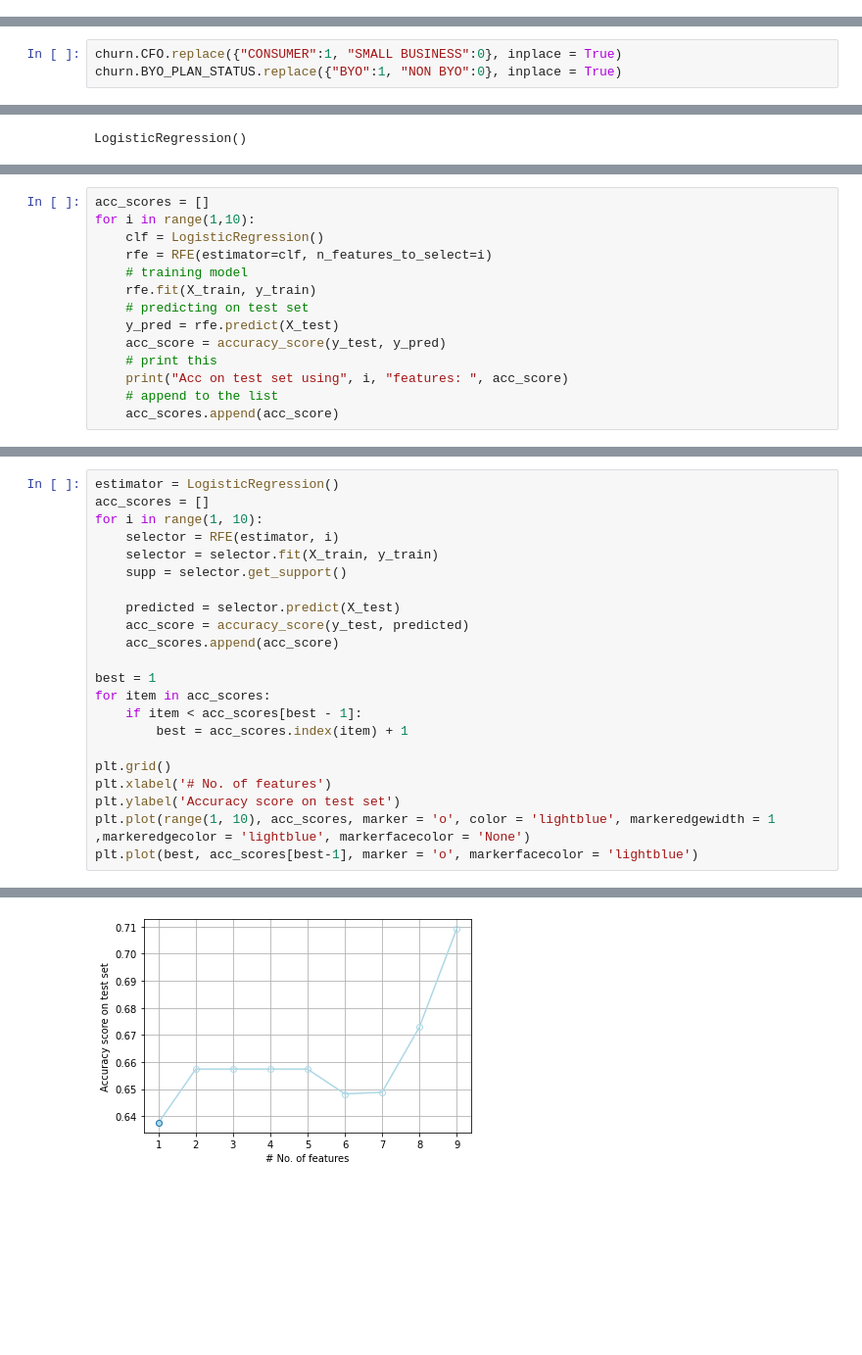
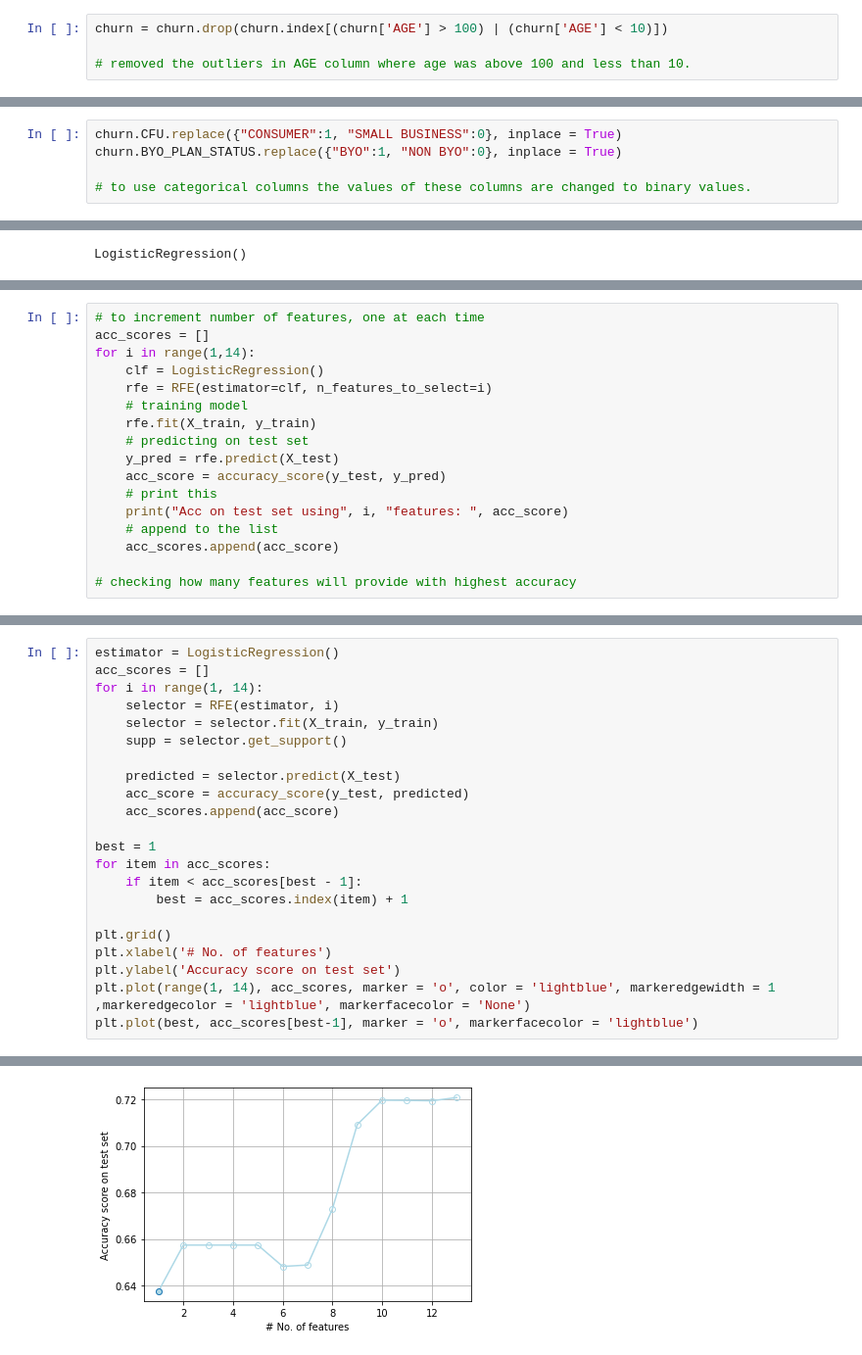
Before and after one commit to MQCOMP2200-S2-2021/data-science-portfolio-aarushi1998, a Jupyter notebook: Portfolio 3.ipynb, the cells around one changed output, grey strips where cells are left out. Shown: that part at 98% size. Cells and saved outputs as stored; diff of their text form; blank space fills up the shorter version.

```diff
--- a/Portfolio 3.ipynb
+++ b/Portfolio 3.ipynb
@@ -39,3 +47,7 @@ churn.tail()
+# %%
+churn = churn.drop(churn.index[(churn['AGE'] > 100) | (churn['AGE'] < 10)])
+
+# removed the outliers in AGE column where age was above 100 and less than 10.
 # %%
 churn = churn.drop(['COUNTRY_METRO_REGION', 'STATE' , 'RECON_SMS_NEXT_MTH' , 'RECON_TELE_NEXT_MTH' , 'RECON_EMAIL_NEXT_MTH' , 'HANDSET_USED_BRAND'], axis = 1)
 churn
@@ -70,5 +97,7 @@ churn = churn.fillna(method='bfill')
 
 #used bfill function to fill the NA values in the dataset
 # %%
-churn.CFO.replace({"CONSUMER":1, "SMALL BUSINESS":0}, inplace = True)
+churn.CFU.replace({"CONSUMER":1, "SMALL BUSINESS":0}, inplace = True)
 churn.BYO_PLAN_STATUS.replace({"BYO":1, "NON BYO":0}, inplace = True)
+
+# to use categorical columns the values of these columns are changed to binary values.
@@ -200,8 +255,9 @@ Column: 11, selected False, rank: 5.000
 Column: 12, selected True, rank: 1.000
 Column: 13, selected True, rank: 1.000
 # %%
+# to increment number of features, one at each time
 acc_scores = []
-for i in range(1,10):
+for i in range(1,14):
     clf = LogisticRegression()
     rfe = RFE(estimator=clf, n_features_to_select=i)
     # training model
@@ -213,4 +269,6 @@ for i in range(1,10):
     print("Acc on test set using", i, "features: ", acc_score)
     # append to the list
     acc_scores.append(acc_score)
+
+# checking how many features will provide with highest accuracy
 # %% [output]
@@ -229,25 +290,25 @@ warnings.filterwarnings('ignore')
 # %%
 estimator = LogisticRegression()
 acc_scores = []
-for i in range(1, 10):
+for i in range(1, 14):
     selector = RFE(estimator, i)
     selector = selector.fit(X_train, y_train)
     supp = selector.get_support()
 
     predicted = selector.predict(X_test)
     acc_score = accuracy_score(y_test, predicted)
     acc_scores.append(acc_score)
 
 best = 1
 for item in acc_scores:
     if item < acc_scores[best - 1]:
         best = acc_scores.index(item) + 1
 
 plt.grid()
 plt.xlabel('# No. of features')
 plt.ylabel('Accuracy score on test set')
-plt.plot(range(1, 10), acc_scores, marker = 'o', color = 'lightblue', markeredgewidth = 1 ,markeredgecolor = 'lightblue', markerfacecolor = 'None')
+plt.plot(range(1, 14), acc_scores, marker = 'o', color = 'lightblue', markeredgewidth = 1 ,markeredgecolor = 'lightblue', markerfacecolor = 'None')
 plt.plot(best, acc_scores[best-1], marker = 'o', markerfacecolor = 'lightblue')
 # %% [output]
 [<matplotlib.lines.Line2D at 0x...>]
-[figure, old version]
+[figure, new version]
```
Also changed, not shown: parts of 29 cells of this notebook, 3 other files.
